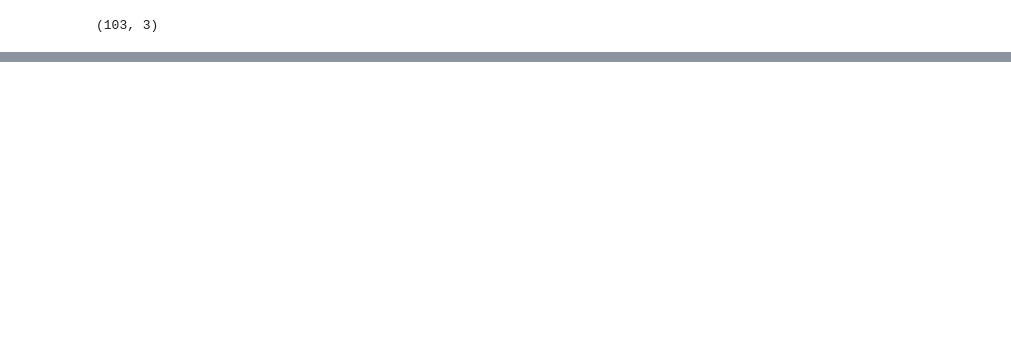
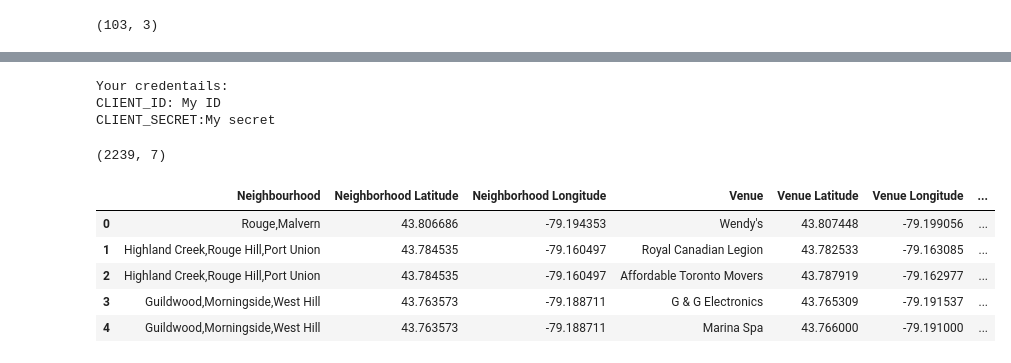
Before and after one commit to khannum/Coursera_Capstone, a Jupyter notebook: Capstone Project.ipynb, the cells around one changed output, grey strips where cells are left out. Drawn from its saved outputs; the diff is of its cells as text; code cells hidden in the pictures; blank space fills up the shorter version.

```diff
--- a/Capstone Project.ipynb
+++ b/Capstone Project.ipynb
@@ -58,0 +145,19 @@ grouped_pc_df.shape
+# %%
+# create map of Toronto using latitude and longitude values
+map_Toronto = folium.Map(location=[latitude, longitude], zoom_start=10)
+
+# add markers to map
+for lat, lng, borough, neighborhood in zip(Fulldf['Latitude'], Fulldf['Longitude'], Fulldf['Borough'], Fulldf['Neighbourhood']):
+    label = '{}, {}'.format(neighborhood, borough)
+    label = folium.Popup(label, parse_html=True)
+    folium.CircleMarker(
+        [lat, lng],
+        radius=5,
+        popup=label,
+        color='blue',
+        fill=True,
+        fill_color='#3186cc',
+        fill_opacity=0.7,
+        parse_html=False).add_to(map_Toronto)
+
+map_Toronto
@@ -58,0 +166,15 @@ grouped_pc_df.shape
+# %%
+CLIENT_ID = 'My ID'
+CLIENT_SECRET = 'My secret'
+VERSION = '20180605' # Foursquare API version
+
+print('Your credentails:')
+print('CLIENT_ID: ' + CLIENT_ID)
+print('CLIENT_SECRET:' + CLIENT_SECRET)
+# %% [output]
+Your credentails:
+CLIENT_ID: My ID
+CLIENT_SECRET:My secret
+# %%
+LIMIT = 100 # limit of number of venues returned by Foursquare API
+radius = 500 # define radius
@@ -58,0 +221,16 @@ grouped_pc_df.shape
+# %%
+Toronto_venues = getNearbyVenues(names=Fulldf['Neighbourhood'],
+                                   latitudes=Fulldf['Latitude'],
+                                   longitudes=Fulldf['Longitude']
+                                  )
+# %%
+print(Toronto_venues.shape)
+Toronto_venues.head()
+# %% [output]
+(2239, 7)
+|  | Neighbourhood | Neighborhood Latitude | Neighborhood Longitude | Venue | Venue Latitude | Venue Longitude | ... |
+| 0 | Rouge,Malvern | 43.806686 | -79.194353 | Wendy's | 43.807448 | -79.199056 | ... |
+| 1 | Highland Creek,Rouge Hill,Port Union | 43.784535 | -79.160497 | Royal Canadian Legion | 43.782533 | -79.163085 | ... |
+| 2 | Highland Creek,Rouge Hill,Port Union | 43.784535 | -79.160497 | Affordable Toronto Movers | 43.787919 | -79.162977 | ... |
+| 3 | Guildwood,Morningside,West Hill | 43.763573 | -79.188711 | G & G Electronics | 43.765309 | -79.191537 | ... |
+| 4 | Guildwood,Morningside,West Hill | 43.763573 | -79.188711 | Marina Spa | 43.766000 | -79.191000 | ... |
```
Also changed, not shown: parts of 32 cells of this notebook.
